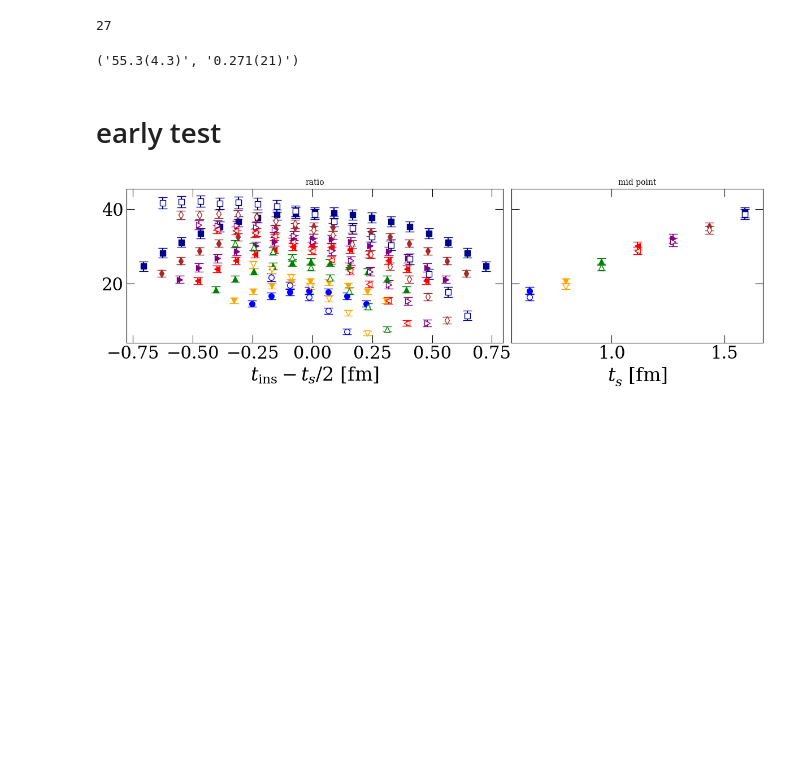
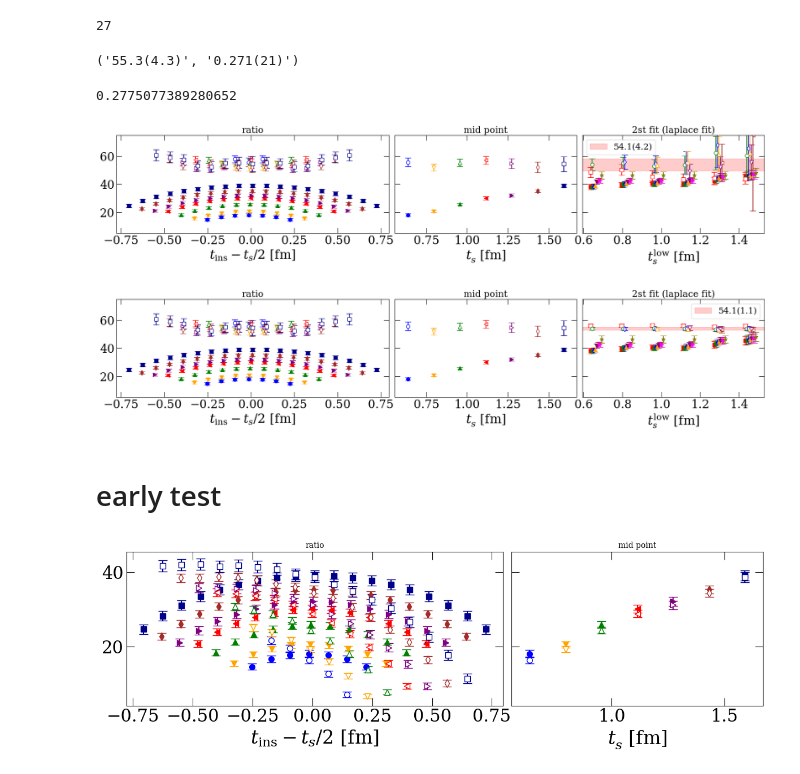
Before and after one commit to lee14916/glwc3, a Jupyter notebook: project2/07_Nsgm/cB211.072.64/analysis_noNsgm.ipynb, the cells around one changed output. Drawn from its saved outputs; the diff is of its cells as text; code cells hidden in the pictures; blank space fills up the shorter version.

```diff
--- a/project2/07_Nsgm/cB211.072.64/analysis_noNsgm.ipynb
+++ b/project2/07_Nsgm/cB211.072.64/analysis_noNsgm.ipynb
@@ -390,6 +390,7 @@ yu.jackme_un2str(pars_jk[:,0]*yu.ens2aInv[ens]), yu.jackme_un2str(pars_jk[:,1])
 ('55.3(4.3)', '0.271(21)')
 # %%
 n=2
+fitlabel_chosen=(8,4)
 def lbd2tf2ratio(lbd):
     tf2ratio={}
     for tf in tfs:
@@ -401,7 +402,7 @@ def lbd2tf2ratio(lbd):
 tfmins=[8,10,12,14,16,18]
 tcmins=range(n+1,8+1)
 fits_laplace=yu.doFits_3pt_lbd(lbd2tf2ratio,tfmins,tcmins,symmetrizeQ=True,label='lbd_test',verbose=2)
-fit_MA_laplace=yu.doMA_3pt(fits_laplace,fitlabels=(8,4))
+fit_MA_laplace=yu.doMA_3pt(fits_laplace,fitlabels=fitlabel_chosen)
 # tf2ratio={}
 # for tf in tfs:
 #     tf2ratio[tf]=tf2c3pt[tf]/c2pt[:,tf:tf+1]*yu.ens2aInv[ens]
@@ -441,11 +442,12 @@ dic={
 }
 
 lbd=yu.jackme(fit_MA_laplace[0])[0][1]
+print(lbd)
 tf2ratio_laplace=lbd2tf2ratio(lbd)
 tfmins=[8,10,12,14,16,18]
 tcmins=range(n+1,8+1)
 fits_const_2=yu.doFits_3pt('const',tf2ratio_laplace,tfmins,tcmins,symmetrizeQ=True,label=f'const_2_laplace')
-fit_const_MA_2=yu.doMA_3pt(fits_const_2,fitlabels=(8,4))
+fit_const_MA_2=yu.doMA_3pt(fits_const_2,fitlabels=fitlabel_chosen)
 dic2={
     'base:[tf2ratio,fits_band,fits_const,fits_sum,fits_2st]':[tf2ratio_laplace,None,fits_laplace,None,None],
     'WAMA:[fit_band_WA,fit_const_MA,fit_sum_MA,fit_2st_MA]':[None,fit_MA_laplace,None,None],
@@ -461,18 +463,23 @@ dic3={
     'xyunit':[yu.ens2a[ens],1],
     'mfc:[global]':['white'],
 }
+# %% [output]
+0.2775077389280652
 # %%
 fig,axs=yu.makePlot_3pt(dic,shows=['rainbow','midpoint','fit_2st'],colHeaders=None)
 axs[0,0].set_ylim([5,75])
 yu.addColHeader(axs,['ratio','mid point','2st fit (laplace fit)'])
 fig,axs=yu.makePlot_3pt(dic2,shows=['rainbow','midpoint','fit_const'],figAxs=(fig,axs),colHeaders=None)
-yu.finalizePlot('lbdfit')
+yu.finalizePlot('lbdfit',closeQ=False)
 
 fig,axs=yu.makePlot_3pt(dic,shows=['rainbow','midpoint','fit_2st'],colHeaders=None)
 axs[0,0].set_ylim([5,75])
 yu.addColHeader(axs,['ratio','mid point','2st fit (laplace fit)'])
 fig,axs=yu.makePlot_3pt(dic3,shows=['rainbow','midpoint','fit_const'],figAxs=(fig,axs),colHeaders=None)
-yu.finalizePlot('fit2lbdfit')
+yu.finalizePlot('fit2lbdfit',closeQ=False)
+# %% [output]
+[figure, added]
+[figure, added]
 # %% [markdown]
 # early test
 # %%
```
Also changed, not shown: 3 other files.
